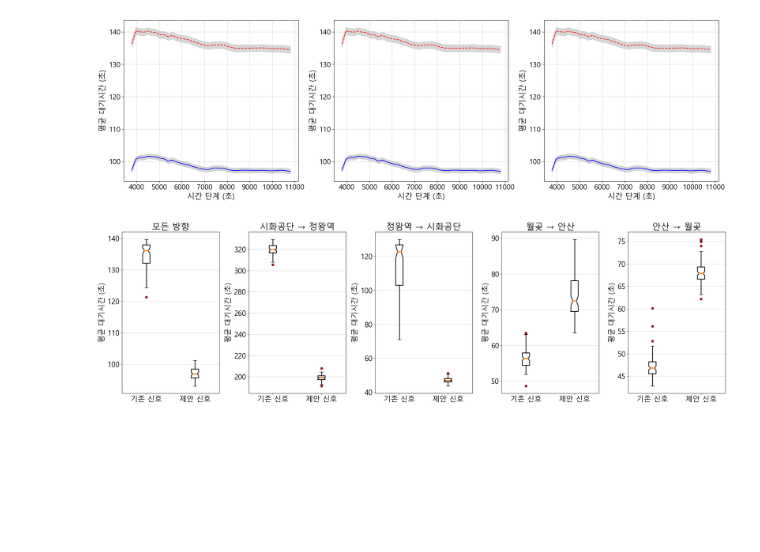
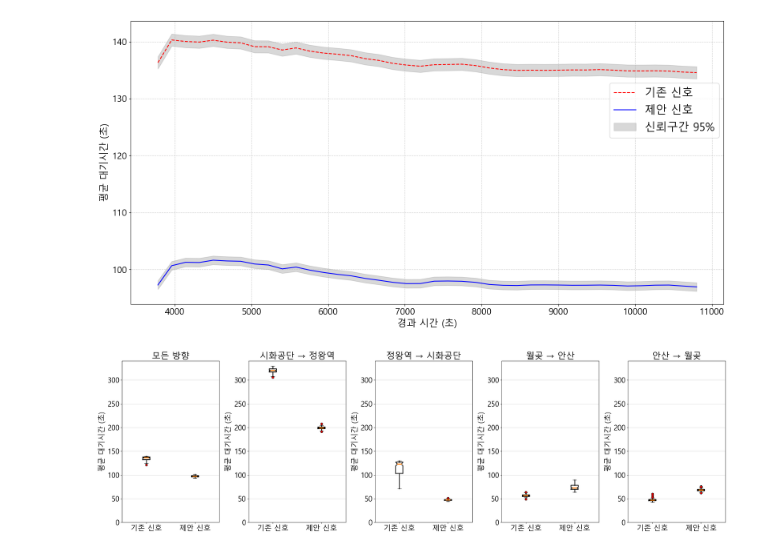
Before and after one commit to pjh09050/Graduation-research, a Jupyter notebook: 3_hour_퇴근/graph.ipynb, the cells around one changed output. Drawn from its saved outputs; the diff is of its cells as text; code cells hidden in the pictures; blank space fills up the shorter version.

```diff
--- a/3_hour_퇴근/graph.ipynb
+++ b/3_hour_퇴근/graph.ipynb
@@ -4,8 +4,8 @@ import pandas as pd
 import matplotlib.pyplot as plt
 plt.rc('font', family='Malgun Gothic')
 
-df_current = pd.read_csv('기존 신호 시뮬레이션 결과.csv')
-df_pso = pd.read_csv('PSO 1 신호 시뮬레이션 결과.csv')
+df_current = pd.read_csv('퇴근_기존 신호 시뮬레이션 결과.csv')
+df_pso = pd.read_csv('퇴근_PSO 1 신호 시뮬레이션 결과.csv')
 
 current_datasets = df_current.iloc[:,1:].values.tolist()
 pso_datasets = df_pso.iloc[:,1:].values.tolist()
@@ -40,74 +40,37 @@ for i in range(n):
 
     margin_errors_pso = [z * (std_dev / np.sqrt(n)) for std_dev in std_devs_pso]
 
     # Calculate the combined confidence interval (for the mean of 'PSO' datasets)
     combined_mean_pso = np.mean(means_pso)
     combined_margin_error_pso = np.sqrt(np.sum([error ** 2 for error in margin_errors_pso]) / len(pso_datasets))
 
     upper_combined_pso[i] = combined_mean_pso + combined_margin_error_pso
     lower_combined_pso[i] = combined_mean_pso - combined_margin_error_pso
 
-plt.figure(figsize=(20, 6))
-
+plt.figure(figsize=(16, 8))
 # Plot 'current' datasets
 # for i, dataset in enumerate(current_datasets):
 #     plt.plot(range(n), dataset, label=f'Current Dataset {i + 1}', linestyle='dashed')
 
 # Plot 'PSO' datasets
 # for i, dataset in enumerate(pso_datasets):
 #     plt.plot(range(n), dataset, label=f'PSO Dataset {i + 1}')
 
-plt.subplot(1,3,1)
 plt.plot(np.linspace(3780, 10800, 40), [(np.mean([dataset[i] for dataset in current_datasets])) for i in range(n)], label='기존 신호', color='red', linestyle = '--')
 plt.plot(np.linspace(3780, 10800, 40), [(np.mean([dataset[i] for dataset in pso_datasets])) for i in range(n)], label='제안 신호', color='blue')
 plt.fill_between(np.linspace(3780, 10800, 40), lower_combined_current, upper_combined_current, alpha=0.3, color='gray', label='신뢰구간 95%')
 plt.fill_between(np.linspace(3780, 10800, 40), lower_combined_pso, upper_combined_pso, alpha=0.3, color='gray')
 
 plt.xticks(fontsize=16)
 plt.yticks(fontsize=16)
-# plt.legend(fontsize=22)
-# plt.legend(fontsize=22, loc='upper center', bbox_to_anchor=(0.85, 0.8))
-plt.xlabel('시간 단계 (초)', fontsize=17)
-plt.ylabel('평균 대기시간 (초)', fontsize=17)
-plt.grid(True, linestyle='--', alpha=0.6)
-plt.tight_layout()
-
-
-
-# 예시 ========================================================
-plt.subplot(1,3,2)
-plt.plot(np.linspace(3780, 10800, 40), [(np.mean([dataset[i] for dataset in current_datasets])) for i in range(n)], label='기존 신호', color='red', linestyle = '--')
-plt.plot(np.linspace(3780, 10800, 40), [(np.mean([dataset[i] for dataset in pso_datasets])) for i in range(n)], label='제안 신호', color='blue')
-plt.fill_between(np.linspace(3780, 10800, 40), lower_combined_current, upper_combined_current, alpha=0.3, color='gray', label='신뢰구간 95%')
-plt.fill_between(np.linspace(3780, 10800, 40), lower_combined_pso, upper_combined_pso, alpha=0.3, color='gray')
-
-plt.xticks(fontsize=16)
-plt.yticks(fontsize=16)
-# plt.legend(fontsize=22)
-# plt.legend(fontsize=22, loc='upper center', bbox_to_anchor=(0.85, 0.8))
-plt.xlabel('시간 단계 (초)', fontsize=17)
-plt.ylabel('평균 대기시간 (초)', fontsize=17)
-plt.grid(True, linestyle='--', alpha=0.6)
-plt.tight_layout()
-
-
-plt.subplot(1,3,3)
-plt.plot(np.linspace(3780, 10800, 40), [(np.mean([dataset[i] for dataset in current_datasets])) for i in range(n)], label='기존 신호', color='red', linestyle = '--')
-plt.plot(np.linspace(3780, 10800, 40), [(np.mean([dataset[i] for dataset in pso_datasets])) for i in range(n)], label='제안 신호', color='blue')
-plt.fill_between(np.linspace(3780, 10800, 40), lower_combined_current, upper_combined_current, alpha=0.3, color='gray', label='신뢰구간 95%')
-plt.fill_between(np.linspace(3780, 10800, 40), lower_combined_pso, upper_combined_pso, alpha=0.3, color='gray')
-
-plt.xticks(fontsize=16)
-plt.yticks(fontsize=16)
-# plt.legend(fontsize=22)
-# plt.legend(fontsize=22, loc='upper center', bbox_to_anchor=(0.85, 0.8))
-plt.xlabel('시간 단계 (초)', fontsize=17)
+plt.legend(fontsize=20, loc='upper center', bbox_to_anchor=(0.9, 0.8))
+plt.xlabel('경과 시간 (초)', fontsize=17)
 plt.ylabel('평균 대기시간 (초)', fontsize=17)
 plt.grid(True, linestyle='--', alpha=0.6)
 plt.tight_layout()
 plt.show()
 # %% [output]
-[figure, old version]
+[figure, new version]
 # %%
 import pandas as pd
 import matplotlib.pyplot as plt
@@ -194,8 +147,9 @@ for i, ax in enumerate(axes):
     ax.yaxis.grid(True, alpha=0.5)
     ax.set_title(category_names[i], fontsize=24)
     ax.set_xticklabels(['기존 신호', '제안 신호'], fontsize=16)
-    ax.set_ylabel('평균 대기시간 (초)', fontsize=16)
+    ax.set_ylabel('평균 대기시간 (초)', fontsize=20)
     ax.tick_params(axis='both', labelsize=20)
+    ax.set_ylim(0,340)
 
 # Adjust the layout
 plt.subplots_adjust(top=0.8)
@@ -203,4 +157,4 @@ plt.subplots_adjust(top=0.8)
 # Show the plot
 plt.show()
 # %% [output]
-[figure, old version]
+[figure, new version]
```
Also changed, not shown: parts of 4 cells of this notebook, 4 other files.
